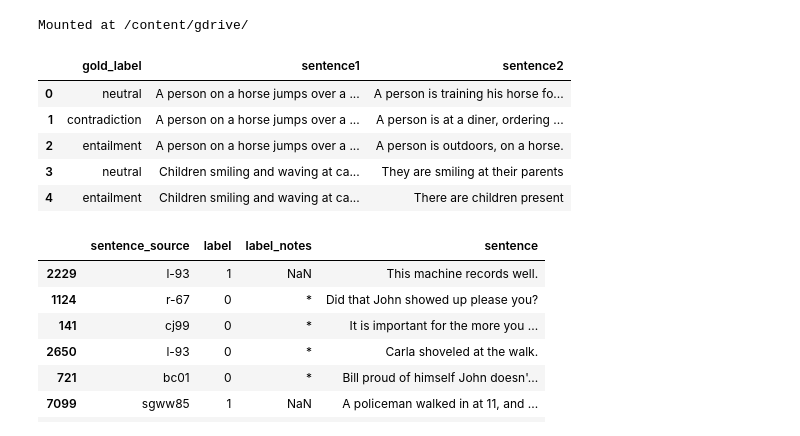
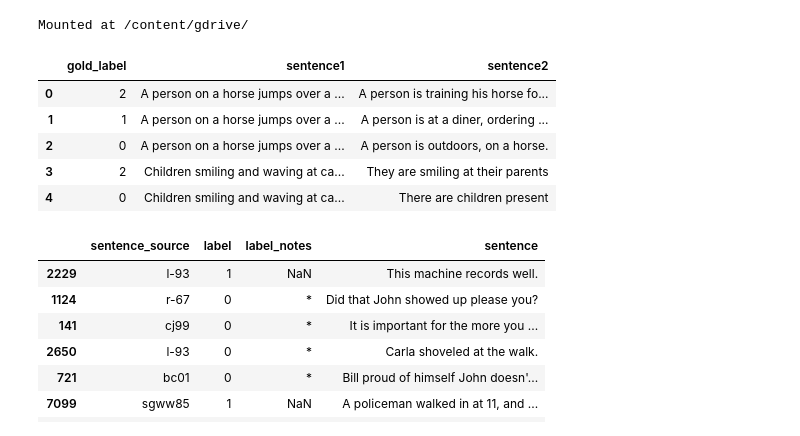
Before and after one commit to pallavijog13/bert-for-snli-pytorch, a Jupyter notebook: BERT_Fine_Tuning_SNLI.ipynb, the cells around one changed output. Cells and saved outputs as stored; diff of their text form; code cells hidden in the pictures.

```diff
--- a/BERT_Fine_Tuning_SNLI.ipynb
+++ b/BERT_Fine_Tuning_SNLI.ipynb
@@ -132,16 +132,18 @@ Mounted at /content/gdrive/
 # %%
 jsonfile = [json.loads(line) for line in open('/content/gdrive/MyDrive/Colab Notebooks/data/snli_1.0_train.jsonl', 'r', encoding='utf-8')]
 df = pd.json_normalize(jsonfile)
 df = df.drop(['annotator_labels', 'captionID', 'pairID', 'sentence1_binary_parse', 'sentence1_parse', 'sentence2_binary_parse', 'sentence2_parse'], axis=1)
+df = df[df['gold_label'] != '-']
 data_classes = ['entailment', 'contradiction', 'neutral']
+df['gold_label'] = df['gold_label'].apply(data_classes.index)
 df.head()
 # %% [output]
 |  | gold_label | sentence1 | sentence2 |
-| 0 | neutral | A person on a horse jumps over a ... | A person is training his horse fo... |
-| 1 | contradiction | A person on a horse jumps over a ... | A person is at a diner, ordering ... |
-| 2 | entailment | A person on a horse jumps over a ... | A person is outdoors, on a horse. |
-| 3 | neutral | Children smiling and waving at ca... | They are smiling at their parents |
-| 4 | entailment | Children smiling and waving at ca... | There are children present |
+| 0 | 2 | A person on a horse jumps over a ... | A person is training his horse fo... |
+| 1 | 1 | A person on a horse jumps over a ... | A person is at a diner, ordering ... |
+| 2 | 0 | A person on a horse jumps over a ... | A person is outdoors, on a horse. |
+| 3 | 2 | Children smiling and waving at ca... | They are smiling at their parents |
+| 4 | 0 | Children smiling and waving at ca... | There are children present |
 # %%
 #df = pd.read_csv("in_domain_train.tsv", delimiter='\t', header=None, names=['sentence_source', 'label', 'label_notes', 'sentence'])
 # %%
```
Also changed, not shown: parts of 6 cells of this notebook.
